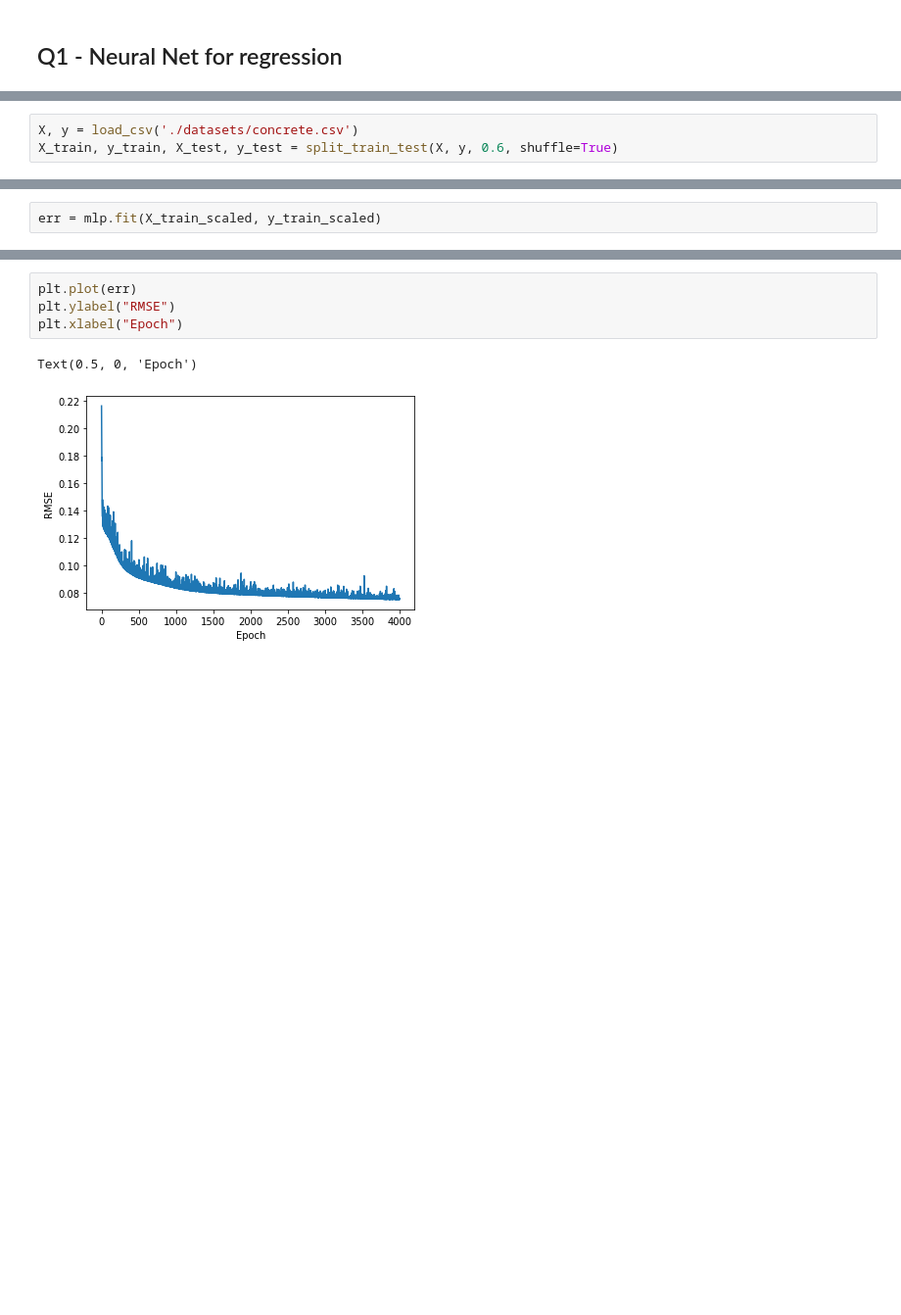
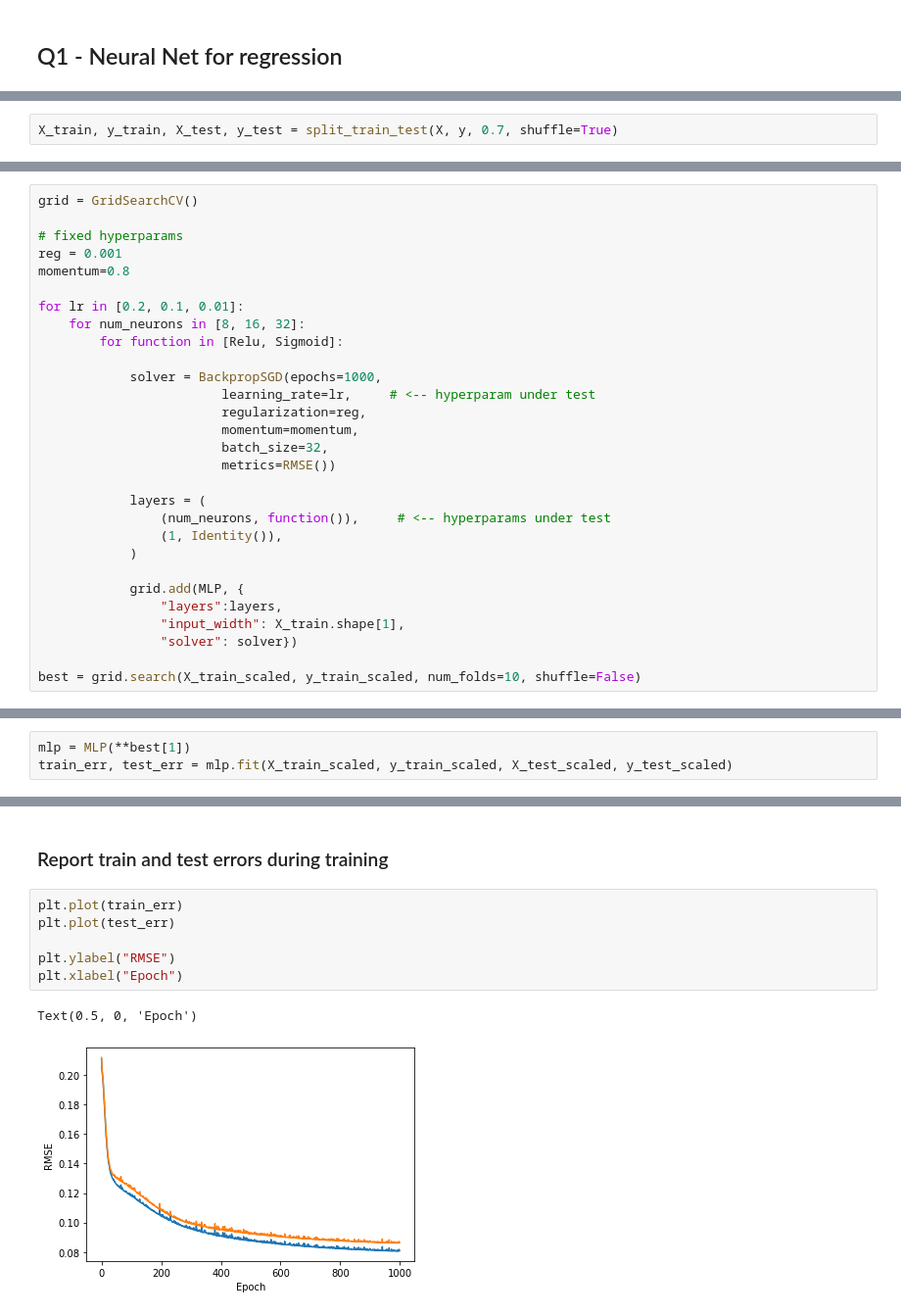
Before and after one commit to jeffcav/ml-from-scratch, a Jupyter notebook: list4.ipynb, the cells around one changed output, grey strips where cells are left out. Shown: that part at 98% size. Cells and saved outputs as stored; diff of their text form; blank space fills up the shorter version.

```diff
--- a/list4.ipynb
+++ b/list4.ipynb
@@ -28,3 +40,2 @@ np.random.seed(25)
 # %%
-X, y = load_csv('./datasets/concrete.csv')
-X_train, y_train, X_test, y_test = split_train_test(X, y, 0.6, shuffle=True)
+X_train, y_train, X_test, y_test = split_train_test(X, y, 0.7, shuffle=True)
@@ -50,0 +58,29 @@ mlp = MLP(layers=(
+# %%
+grid = GridSearchCV()
+
+# fixed hyperparams
+reg = 0.001
+momentum=0.8
+
+for lr in [0.2, 0.1, 0.01]:
+    for num_neurons in [8, 16, 32]:
+        for function in [Relu, Sigmoid]:
+
+            solver = BackpropSGD(epochs=1000,
+                        learning_rate=lr,     # <-- hyperparam under test
+                        regularization=reg,
+                        momentum=momentum,
+                        batch_size=32,
+                        metrics=RMSE())
+
+            layers = (
+                (num_neurons, function()),     # <-- hyperparams under test
+                (1, Identity()),
+            )
+
+            grid.add(MLP, {
+                "layers":layers,
+                "input_width": X_train.shape[1],
+                "solver": solver})
+
+best = grid.search(X_train_scaled, y_train_scaled, num_folds=10, shuffle=False)
@@ -51,2 +110,3 @@ mlp = MLP(layers=(
 # %%
-err = mlp.fit(X_train_scaled, y_train_scaled)
+mlp = MLP(**best[1])
+train_err, test_err = mlp.fit(X_train_scaled, y_train_scaled, X_test_scaled, y_test_scaled)
@@ -53,7 +115,11 @@ err = mlp.fit(X_train_scaled, y_train_scaled)
+# %% [markdown]
+### Report train and test errors during training
 # %%
-plt.plot(err)
+plt.plot(train_err)
+plt.plot(test_err)
+
 plt.ylabel("RMSE")
 plt.xlabel("Epoch")
 # %% [output]
 Text(0.5, 0, 'Epoch')
-[figure, old version]
+[figure, new version]
```
Also changed, not shown: parts of 36 cells of this notebook, 4 other files.
